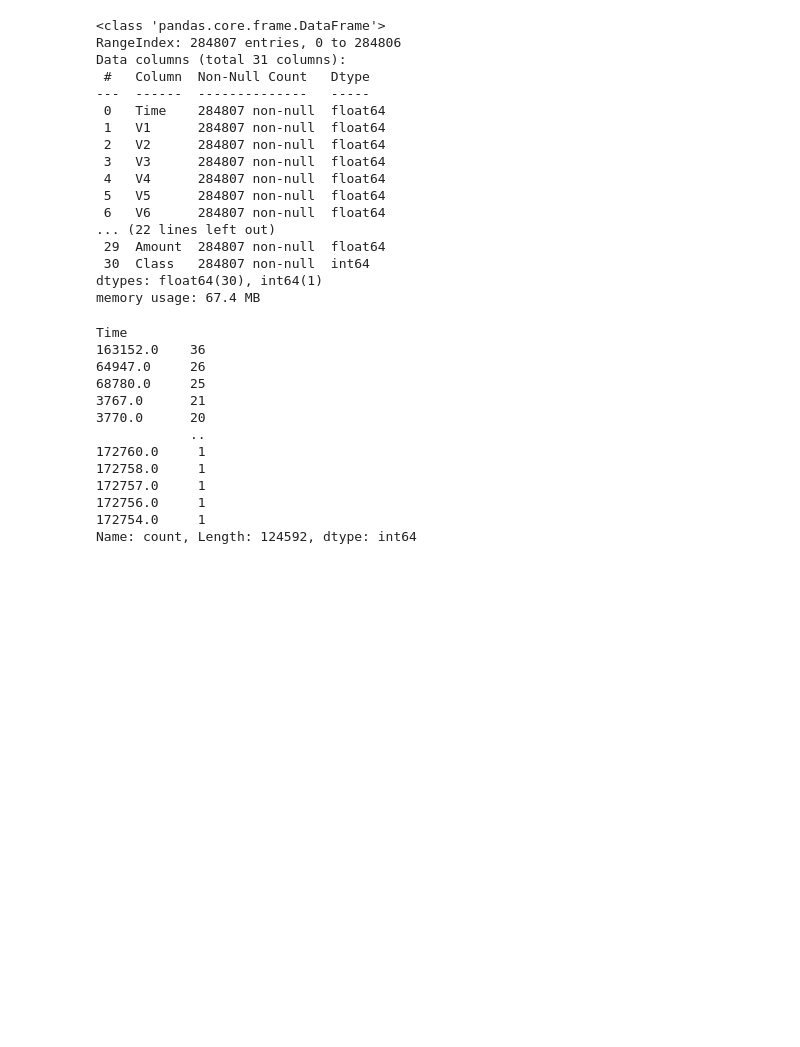
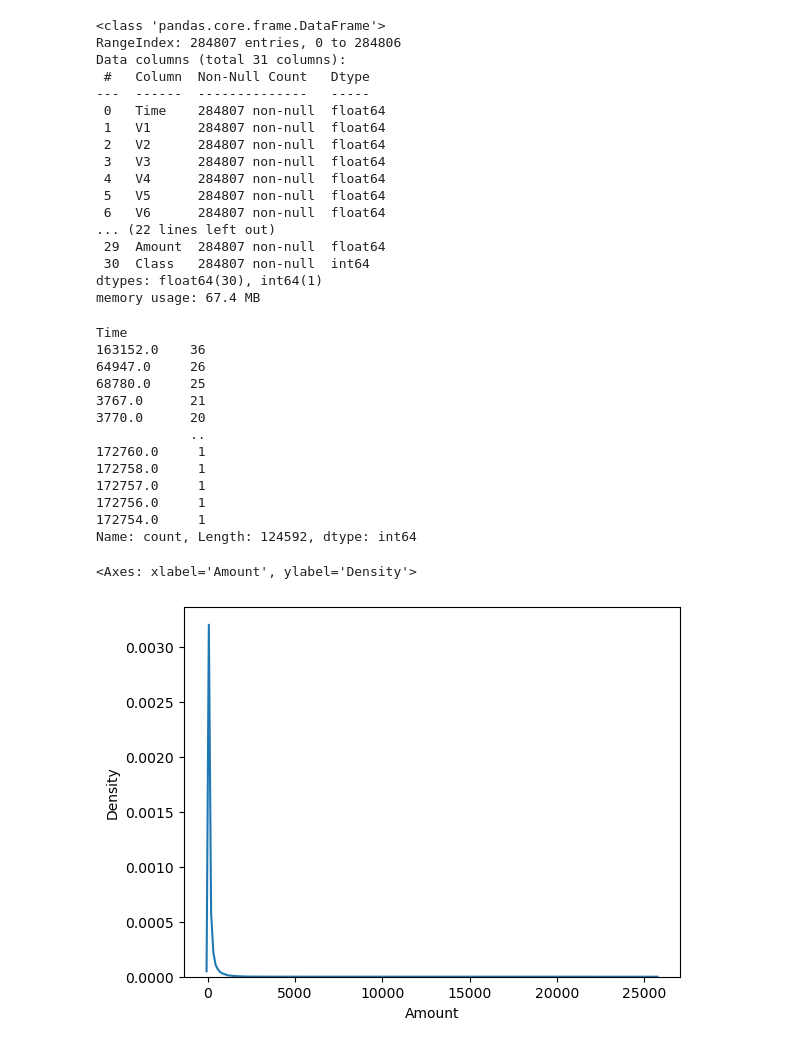
Before and after one commit to praladsapkota-08/regression, a Jupyter notebook: notebook/credit card fraud detection.ipynb, the cells around one changed output. Saved outputs shown, nothing was run; the diff lists cells and outputs as text; code cells hidden in the pictures; blank space fills up the shorter version.

```diff
--- a/notebook/credit card fraud detection.ipynb
+++ b/notebook/credit card fraud detection.ipynb
@@ -4,7 +4,7 @@ import numpy as np
 import matplotlib.pyplot as plt
 import seaborn as sns
 # %%
-df = pd.read_csv("..\\data\\raw\\creditcard.csv")
+df = pd.read_csv("E://D_S_project//data//raw//creditcard.csv")
 cc = df.copy()
 # %%
 cc
@@ -106,3 +106,8 @@ Time
 172756.0     1
 172754.0     1
 Name: count, Length: 124592, dtype: int64
+# %%
+sns.kdeplot(data = cc , x = "Amount")
+# %% [output]
+<Axes: xlabel='Amount', ylabel='Density'>
+[figure, added]
```
Also changed, not shown: parts of 6 cells of this notebook, 1 other file.
